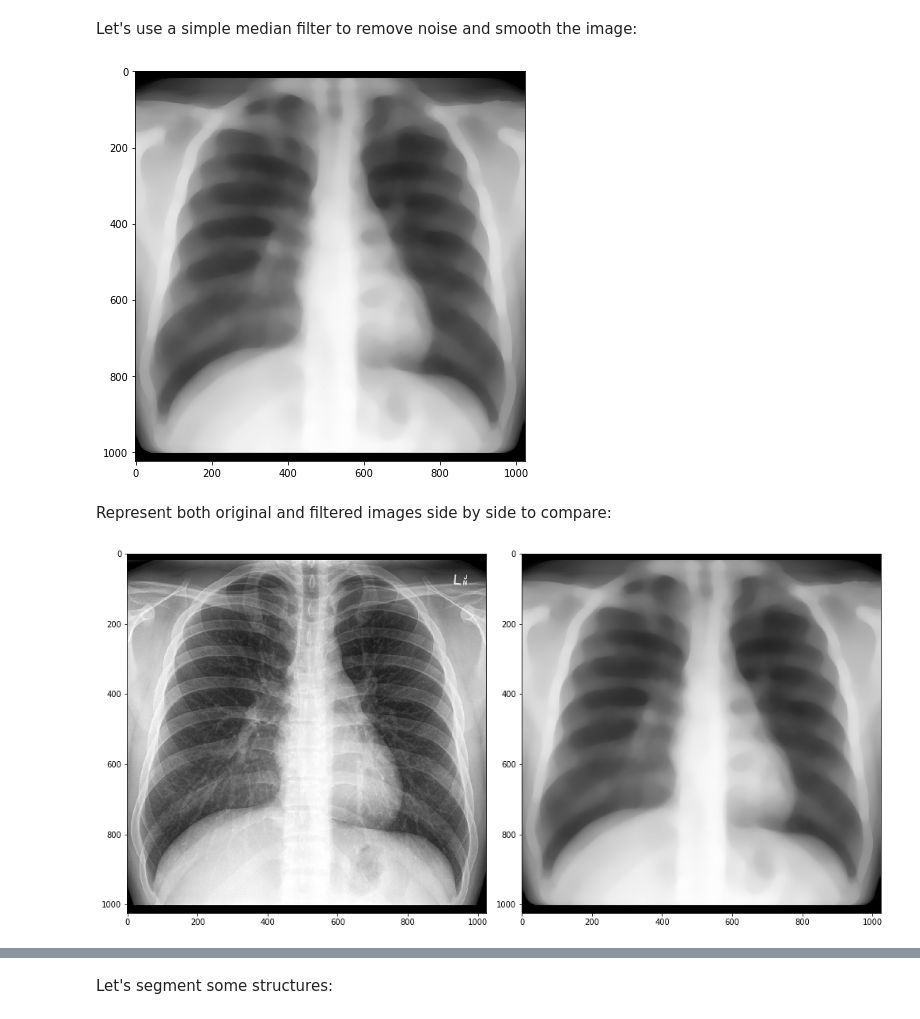
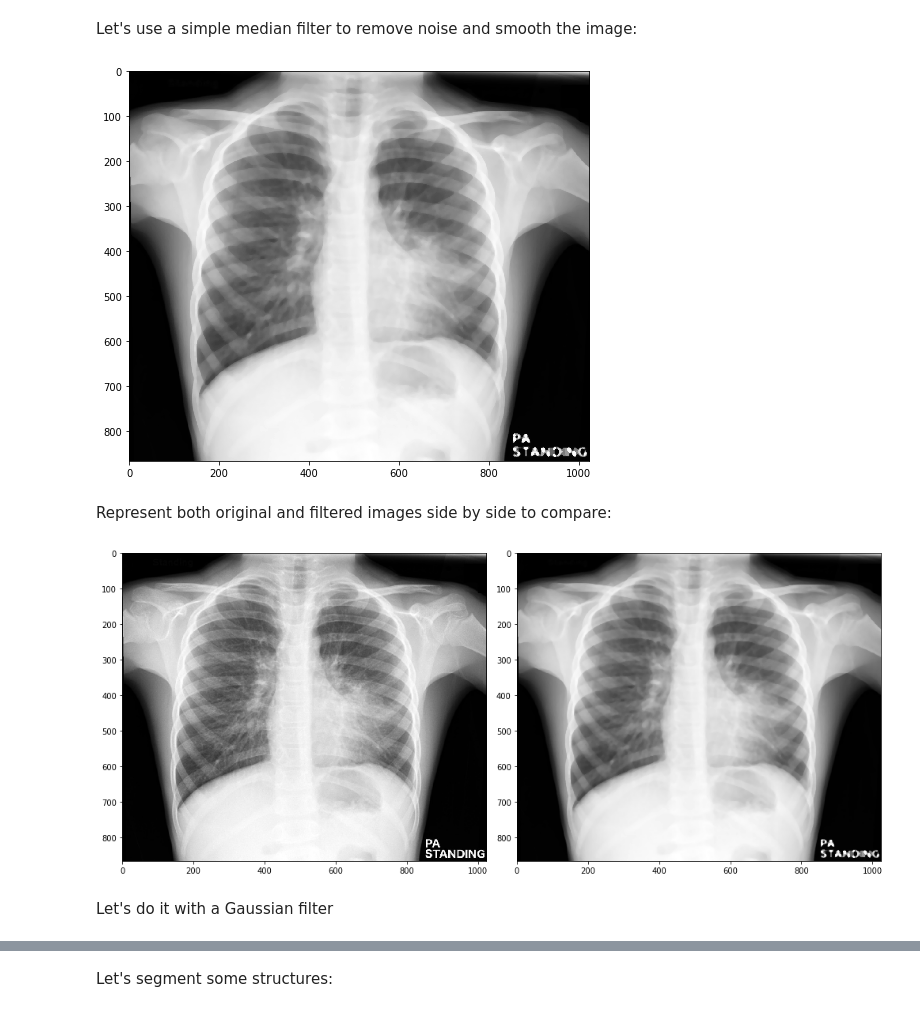
Before and after one commit to xtianu/Expert3D, a Jupyter notebook: first_steps_image_processing_pipeline.ipynb, the cells around one changed output, grey strips where cells are left out. Cells and saved outputs as stored; diff of their text form; code cells hidden in the pictures.

```diff
--- a/first_steps_image_processing_pipeline.ipynb
+++ b/first_steps_image_processing_pipeline.ipynb
@@ -16,7 +16,7 @@ Read the image and convert to a data matrix with pixel intensities in each color
 # %%
 import skimage as sk # load skimage libraries
 from skimage import io
-I = sk.io.imread('testim.jpg') # read image using imread function
+I = sk.io.imread('pneumo.jpg') # read image using imread function
 # %% [markdown]
 The data matrix has the following dimensions:
 # %%
@@ -54,15 +58,15 @@ Let's use a simple median filter to remove noise and smooth the image:
 # %%
 from skimage.filters import median
 from skimage.morphology import disk
 
-sel5 = disk(25) # structuring element disk radius 5 pixels
+sel5 = disk(5) # structuring element disk radius 5 pixels
 Ifiltered = median(Igray, sel5) #Apply the median filter to obtain the filtered image
 
 fig = plt.figure(figsize=(10,6))
 sk.io.imshow(Ifiltered) # visualize image using imshow function
 sk.io.show()
 # %% [output]
-[figure, old version]
+[figure, new version]
 # %% [markdown]
 Represent both original and filtered images side by side to compare:
 # %%
@@ -73,4 +77,6 @@ ax1 = fig.add_subplot(122)
 ax1 = sk.io.imshow(Ifiltered) # visualize image using imshow function
 plt.show()
 # %% [output]
-[figure, old version]
+[figure, new version]
+# %% [markdown]
+Let's do it with a Gaussian filter
```
Also changed, not shown: parts of 18 cells of this notebook.
